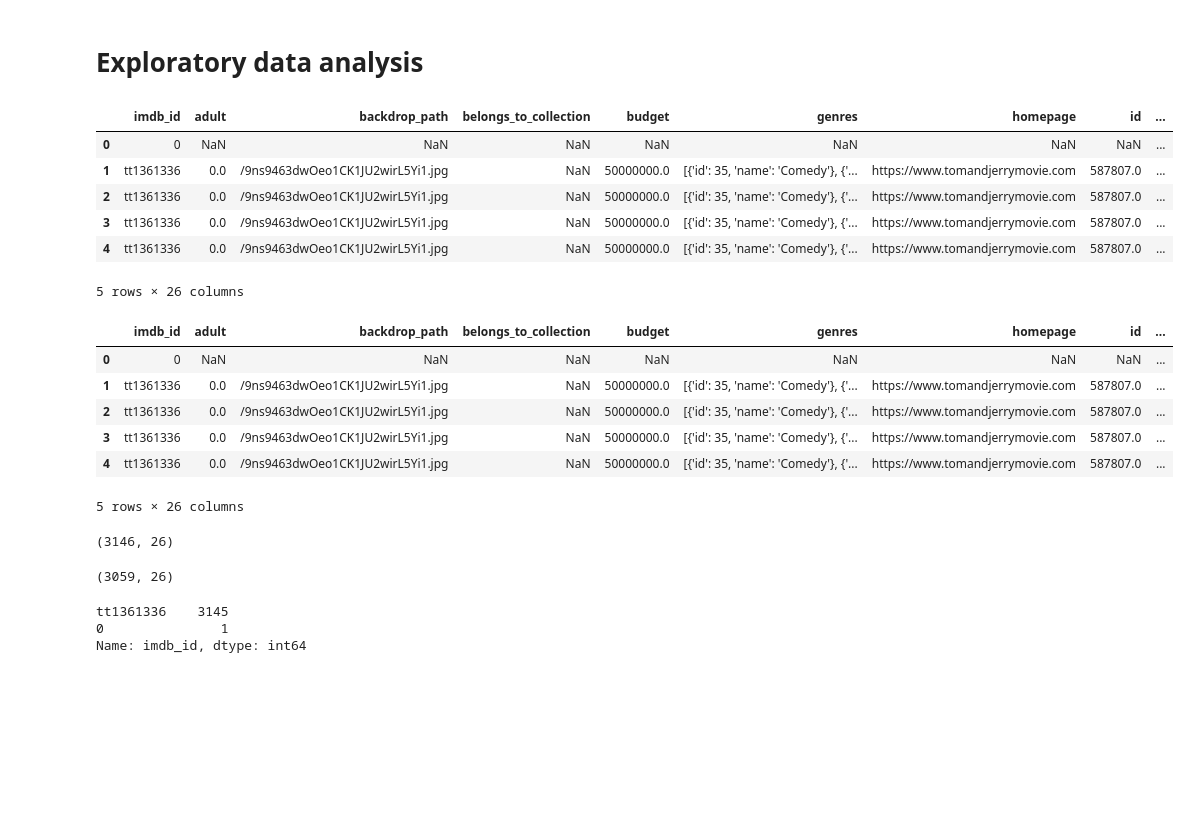
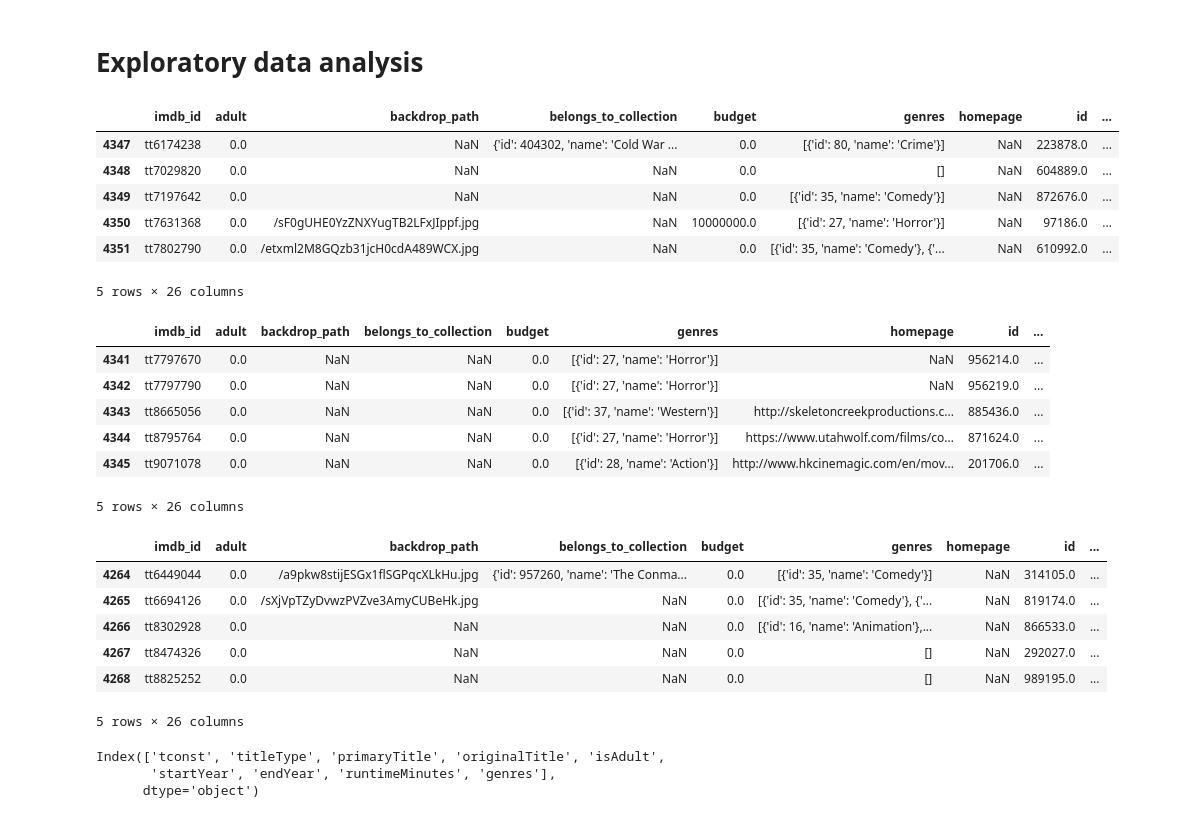
Before and after one commit to Davianka/Project-3-Using-IMDB, a Jupyter notebook: IMDB project PT 1-Copy1.ipynb, the cells around one changed output. Cells and saved outputs as stored; diff of their text form; code cells hidden in the pictures; blank space fills up the shorter version.

```diff
--- a/IMDB project PT 1-Copy1.ipynb
+++ b/IMDB project PT 1-Copy1.ipynb
@@ -807,37 +801,40 @@ for YEAR in tqdm_notebook(YEARS_TO_GET,desc='YEARS', position = 0):
 # Exploratory data analysis
 # %%
 df_2000=pd.read_csv('Data/final_tmdb_data_2000.csv.gz')
-df_2000.head()
+df_2000.tail()
 # %% [output]
 |  | imdb_id | adult | backdrop_path | belongs_to_collection | budget | genres | homepage | id | ... |
-| 0 | 0 | NaN | NaN | NaN | NaN | NaN | NaN | NaN | ... |
-| 1 | tt1361336 | 0.0 | /9ns9463dwOeo1CK1JU2wirL5Yi1.jpg | NaN | 50000000.0 | [{'id': 35, 'name': 'Comedy'}, {'... | https://www.tomandjerrymovie.com | 587807.0 | ... |
-| 2 | tt1361336 | 0.0 | /9ns9463dwOeo1CK1JU2wirL5Yi1.jpg | NaN | 50000000.0 | [{'id': 35, 'name': 'Comedy'}, {'... | https://www.tomandjerrymovie.com | 587807.0 | ... |
-| 3 | tt1361336 | 0.0 | /9ns9463dwOeo1CK1JU2wirL5Yi1.jpg | NaN | 50000000.0 | [{'id': 35, 'name': 'Comedy'}, {'... | https://www.tomandjerrymovie.com | 587807.0 | ... |
-| 4 | tt1361336 | 0.0 | /9ns9463dwOeo1CK1JU2wirL5Yi1.jpg | NaN | 50000000.0 | [{'id': 35, 'name': 'Comedy'}, {'... | https://www.tomandjerrymovie.com | 587807.0 | ... |
+| 4347 | tt6174238 | 0.0 | NaN | {'id': 404302, 'name': 'Cold War ... | 0.0 | [{'id': 80, 'name': 'Crime'}] | NaN | 223878.0 | ... |
+| 4348 | tt7029820 | 0.0 | NaN | NaN | 0.0 | [] | NaN | 604889.0 | ... |
+| 4349 | tt7197642 | 0.0 | NaN | NaN | 0.0 | [{'id': 35, 'name': 'Comedy'}] | NaN | 872676.0 | ... |
+| 4350 | tt7631368 | 0.0 | /sF0gUHE0YzZNXYugTB2LFxJIppf.jpg | NaN | 10000000.0 | [{'id': 27, 'name': 'Horror'}] | NaN | 97186.0 | ... |
+| 4351 | tt7802790 | 0.0 | /etxml2M8GQzb31jcH0cdA489WCX.jpg | NaN | 0.0 | [{'id': 35, 'name': 'Comedy'}, {'... | NaN | 610992.0 | ... |
 5 rows × 26 columns
 # %%
-df_2001=pd.read_csv('Data/final_tmdb_data_2001.csv.gz')
-df_2001.head()
+df_2001 = pd.read_csv('Data/final_tmdb_data_2001.csv.gz')
+df_2001.tail()
 # %% [output]
 |  | imdb_id | adult | backdrop_path | belongs_to_collection | budget | genres | homepage | id | ... |
-| 0 | 0 | NaN | NaN | NaN | NaN | NaN | NaN | NaN | ... |
-| 1 | tt1361336 | 0.0 | /9ns9463dwOeo1CK1JU2wirL5Yi1.jpg | NaN | 50000000.0 | [{'id': 35, 'name': 'Comedy'}, {'... | https://www.tomandjerrymovie.com | 587807.0 | ... |
-| 2 | tt1361336 | 0.0 | /9ns9463dwOeo1CK1JU2wirL5Yi1.jpg | NaN | 50000000.0 | [{'id': 35, 'name': 'Comedy'}, {'... | https://www.tomandjerrymovie.com | 587807.0 | ... |
-| 3 | tt1361336 | 0.0 | /9ns9463dwOeo1CK1JU2wirL5Yi1.jpg | NaN | 50000000.0 | [{'id': 35, 'name': 'Comedy'}, {'... | https://www.tomandjerrymovie.com | 587807.0 | ... |
-| 4 | tt1361336 | 0.0 | /9ns9463dwOeo1CK1JU2wirL5Yi1.jpg | NaN | 50000000.0 | [{'id': 35, 'name': 'Comedy'}, {'... | https://www.tomandjerrymovie.com | 587807.0 | ... |
+| 4341 | tt7797670 | 0.0 | NaN | NaN | 0.0 | [{'id': 27, 'name': 'Horror'}] | NaN | 956214.0 | ... |
+| 4342 | tt7797790 | 0.0 | NaN | NaN | 0.0 | [{'id': 27, 'name': 'Horror'}] | NaN | 956219.0 | ... |
+| 4343 | tt8665056 | 0.0 | NaN | NaN | 0.0 | [{'id': 37, 'name': 'Western'}] | http://skeletoncreekproductions.c... | 885436.0 | ... |
+| 4344 | tt8795764 | 0.0 | NaN | NaN | 0.0 | [{'id': 27, 'name': 'Horror'}] | https://www.utahwolf.com/films/co... | 871624.0 | ... |
+| 4345 | tt9071078 | 0.0 | NaN | NaN | 0.0 | [{'id': 28, 'name': 'Action'}] | http://www.hkcinemagic.com/en/mov... | 201706.0 | ... |
 5 rows × 26 columns
-# %%
-df_2000.shape
-# %% [output]
-(3146, 26)
-# %%
-df_2001.shape
-# %% [output]
-(3059, 26)
-# %%
-df_2000['imdb_id'].value_counts()
-# %% [output]
-tt1361336    3145
-0               1
-Name: imdb_id, dtype: int64
+# %%
+df_2002 = pd.read_csv('Data/final_tmdb_data_2002.csv.gz')
+df_2002.tail()
+# %% [output]
+|  | imdb_id | adult | backdrop_path | belongs_to_collection | budget | genres | homepage | id | ... |
+| 4264 | tt6449044 | 0.0 | /a9pkw8stijESGx1flSGPqcXLkHu.jpg | {'id': 957260, 'name': 'The Conma... | 0.0 | [{'id': 35, 'name': 'Comedy'}] | NaN | 314105.0 | ... |
+| 4265 | tt6694126 | 0.0 | /sXjVpTZyDvwzPVZve3AmyCUBeHk.jpg | NaN | 0.0 | [{'id': 35, 'name': 'Comedy'}, {'... | NaN | 819174.0 | ... |
+| 4266 | tt8302928 | 0.0 | NaN | NaN | 0.0 | [{'id': 16, 'name': 'Animation'},... | NaN | 866533.0 | ... |
+| 4267 | tt8474326 | 0.0 | NaN | NaN | 0.0 | [] | NaN | 292027.0 | ... |
+| 4268 | tt8825252 | 0.0 | NaN | NaN | 0.0 | [] | NaN | 989195.0 | ... |
+5 rows × 26 columns
+# %%
+basics.columns
+# %% [output]
+Index(['tconst', 'titleType', 'primaryTitle', 'originalTitle', 'isAdult',
+       'startYear', 'endYear', 'runtimeMinutes', 'genres'],
+      dtype='object')
```
Also changed, not shown: parts of 52 cells of this notebook, 47 other files.
